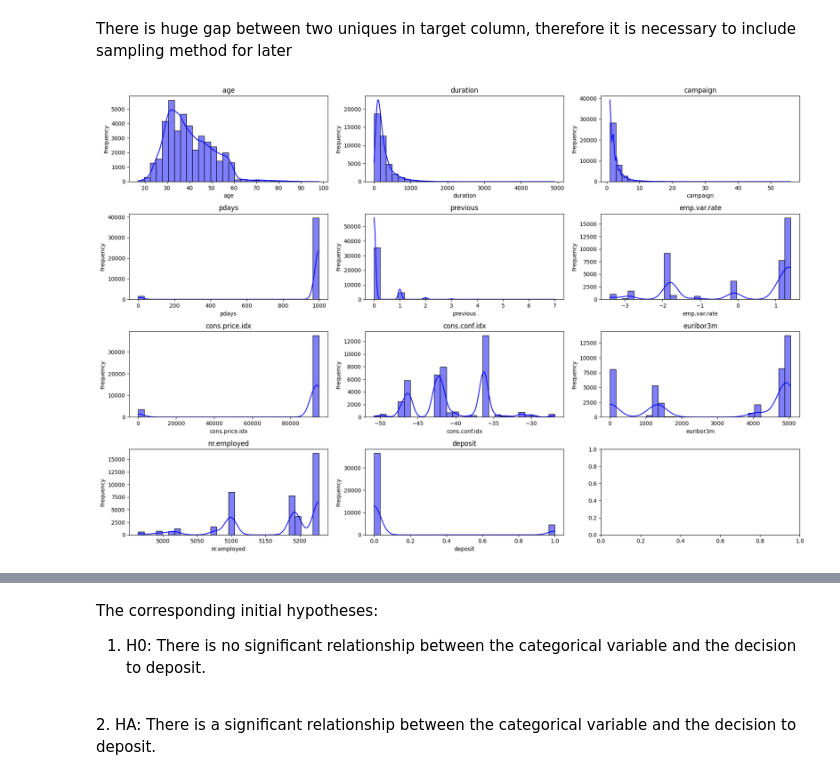
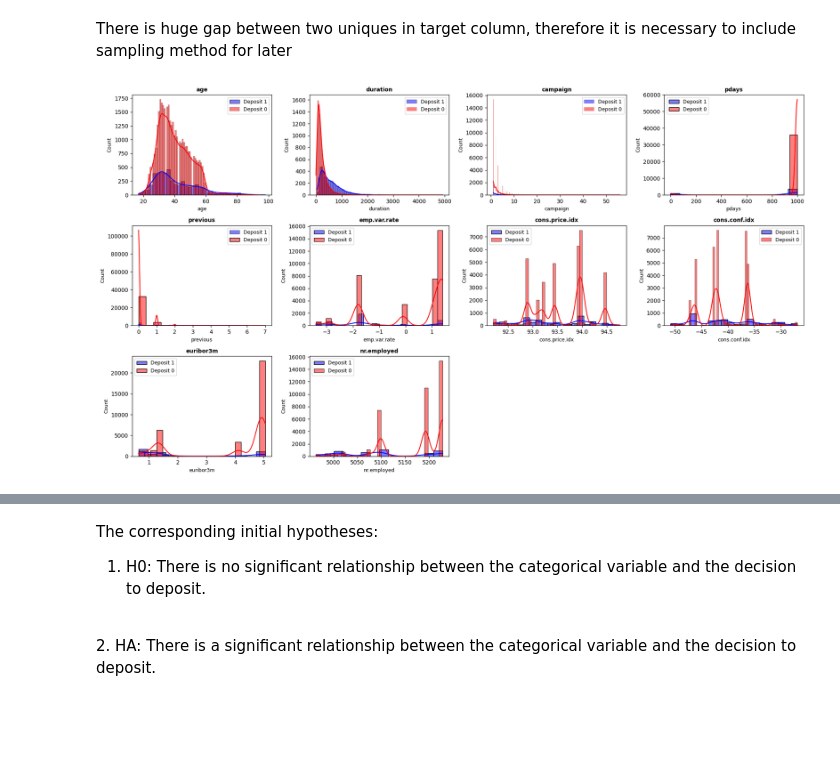
Before and after one commit to envaldy/Tim_Alpha_Finpro, a Jupyter notebook: Final Project/0. Master Tim_Alpha_Finpro.ipynb, the cells around one changed output, grey strips where cells are left out. Cells and saved outputs as stored; diff of their text form; code cells hidden in the pictures; blank space fills up the shorter version.

```diff
--- a/Final Project/0. Master Tim_Alpha_Finpro.ipynb
+++ b/Final Project/0. Master Tim_Alpha_Finpro.ipynb
@@ -304,25 +304,40 @@ plt.show()
 [figure]
 # %% [markdown]
 There is huge gap between two uniques in target column, therefore it is necessary to include sampling method for later
-# %%
-data_numerical = df.select_dtypes(include='number')
-
-# Set the subplot size
-fig, axes = plt.subplots(4, 3, figsize=(18, 12))
-
-# Flatten the axes array to simplify indexing in the loop
-axes = axes.flatten()
-
-# Plot histogram for each numerical column
-for i, column in enumerate(data_numerical.columns):
-    if i < len(axes):  # Ensure we don't exceed the number of subplots
-        sns.histplot(data_numerical[column], bins=30, kde=True, color='blue', ax=axes[i])
-        axes[i].set_title(f'{column}')
-        axes[i].set_xlabel(column)
-        axes[i].set_ylabel('Frequency')
-
-plt.tight_layout()
-plt.show()
-# %% [output]
-[figure, removed]
+# %%
+# Subset data berdasarkan nilai deposit
+deposit_1 = df[df['deposit'] == 1]
+deposit_0 = df[df['deposit'] == 0]
+
+# Daftar variabel numerik
+numeric_vars = ['age', 'duration', 'campaign', 'pdays', 'previous', 'emp.var.rate', 'cons.price.idx', 'cons.conf.idx', 'euribor3m', 'nr.employed']
+
+# Menentukan jumlah baris dan kolom subplot
+num_rows = len(numeric_vars) // 4 + (len(numeric_vars) % 4 > 0)
+num_cols = min(len(numeric_vars), 4)
+
+# Membuat subplot
+fig, axes = plt.subplots(num_rows, num_cols, figsize=(18, 10))
+
+# Menampilkan histogram untuk setiap variabel numerik
+for i, var in enumerate(numeric_vars):
+    row = i // num_cols
+    col = i % num_cols
+
+    sns.histplot(data=deposit_1, x=var, color='blue', label='Deposit 1', kde=True, ax=axes[row, col])
+    sns.histplot(data=deposit_0, x=var, color='red', label='Deposit 0', kde=True, ax=axes[row, col])
+    axes[row, col].legend(fontsize=9)
+    axes[row, col].set_title(f'{var}', fontsize=10, fontweight='bold')  # Mengatur ukuran dan tebal judul
+    axes[row, col].set_xlabel(var, fontsize=9)  # Mengatur ukuran label sumbu-x
+    axes[row, col].set_ylabel('Count', fontsize=9)
+
+# Hide any unused subplots
+for j in range(len(numeric_vars), num_rows * num_cols):
+    axes.flatten()[j].axis('off')
+
+# Menampilkan plot
+plt.tight_layout()
+plt.show()
+# %% [output]
+[figure, added]
 # %% [markdown]
```
Also changed, not shown: parts of 24 cells of this notebook.
